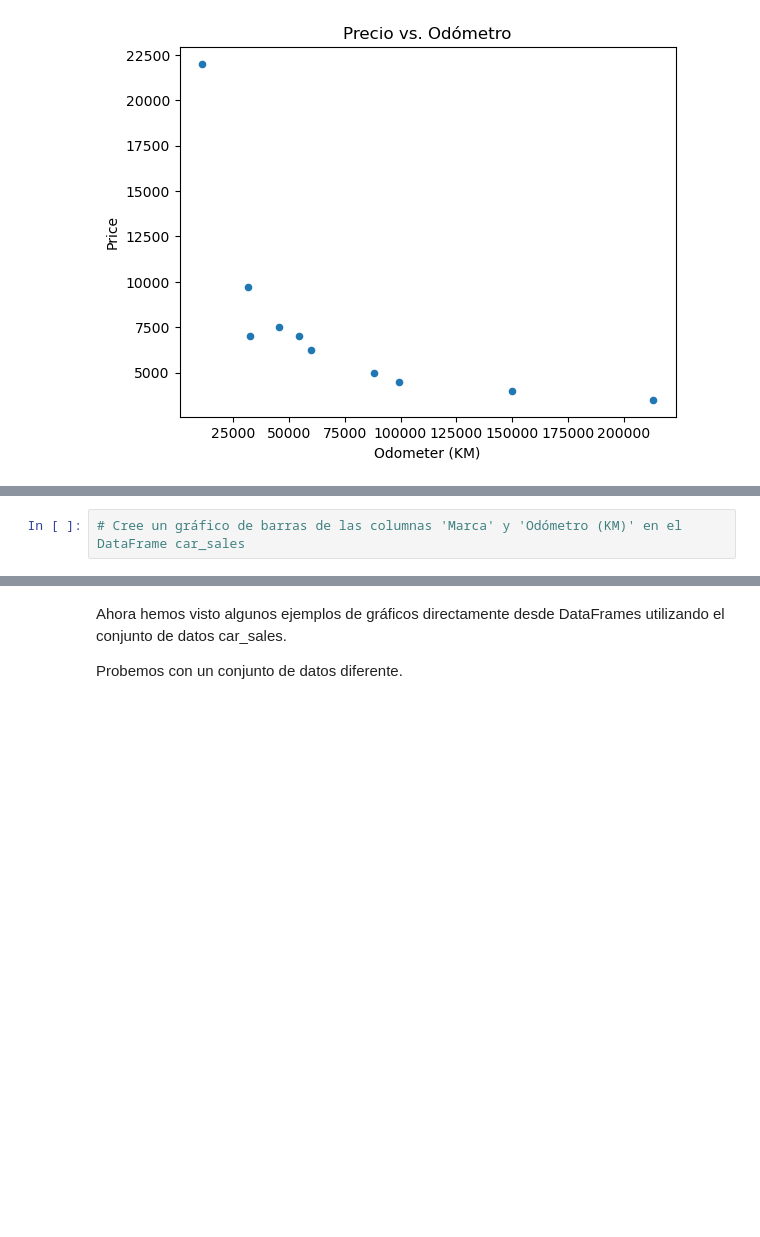
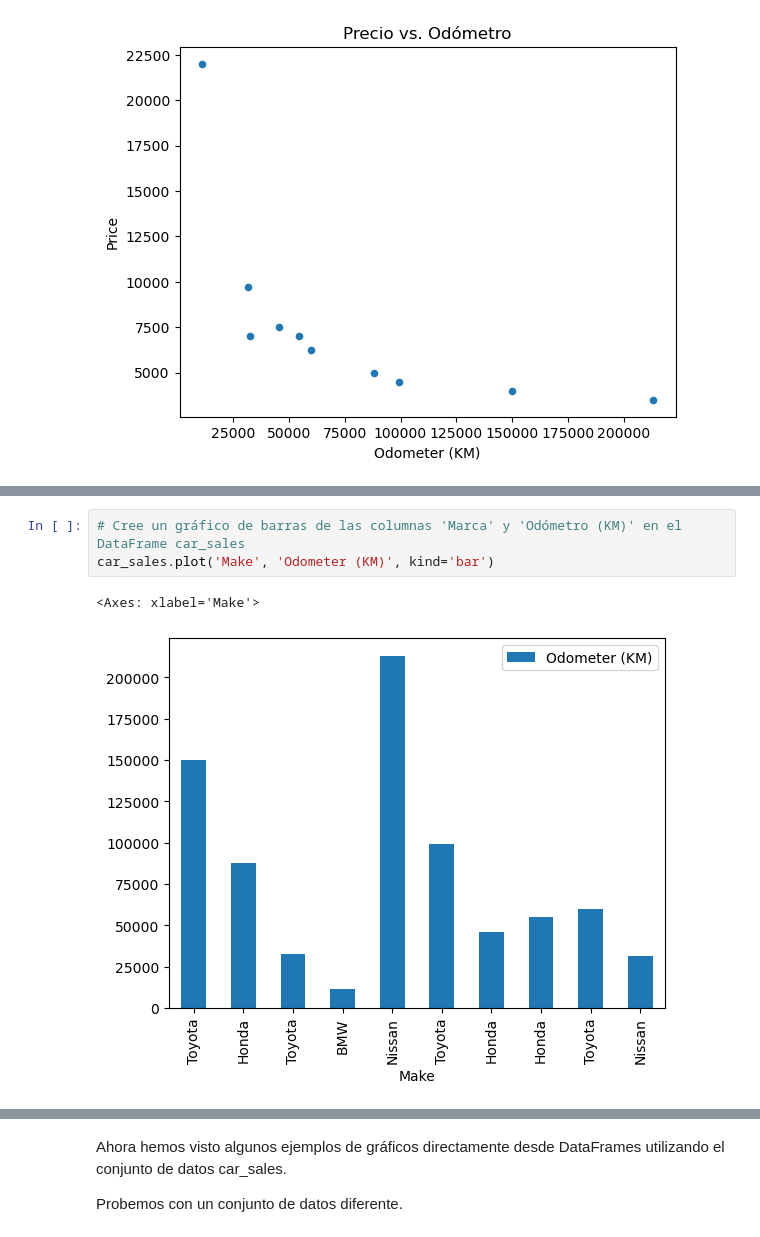
Before and after one commit to AlexDotel/Practicas-Machine-Learning, a Jupyter notebook: Ejercicio_Matplotlib.ipynb, the cells around one changed output, grey strips where cells are left out. Saved outputs shown, nothing was run; the diff lists cells and outputs as text; blank space fills up the shorter version.

```diff
--- a/Ejercicio_Matplotlib.ipynb
+++ b/Ejercicio_Matplotlib.ipynb
@@ -342,4 +350,8 @@ car_sales.plot(x='Odometer (KM)', y='Price', kind='scatter', title='Precio vs. O
 # %%
 # Cree un gráfico de barras de las columnas 'Marca' y 'Odómetro (KM)' en el DataFrame car_sales
+car_sales.plot('Make', 'Odometer (KM)', kind='bar')
+# %% [output]
+<Axes: xlabel='Make'>
+[figure, added]
 # %%
 # Cree un histograma de la columna 'Odómetro (KM)'
```
Also changed, not shown: parts of 3 cells of this notebook.
